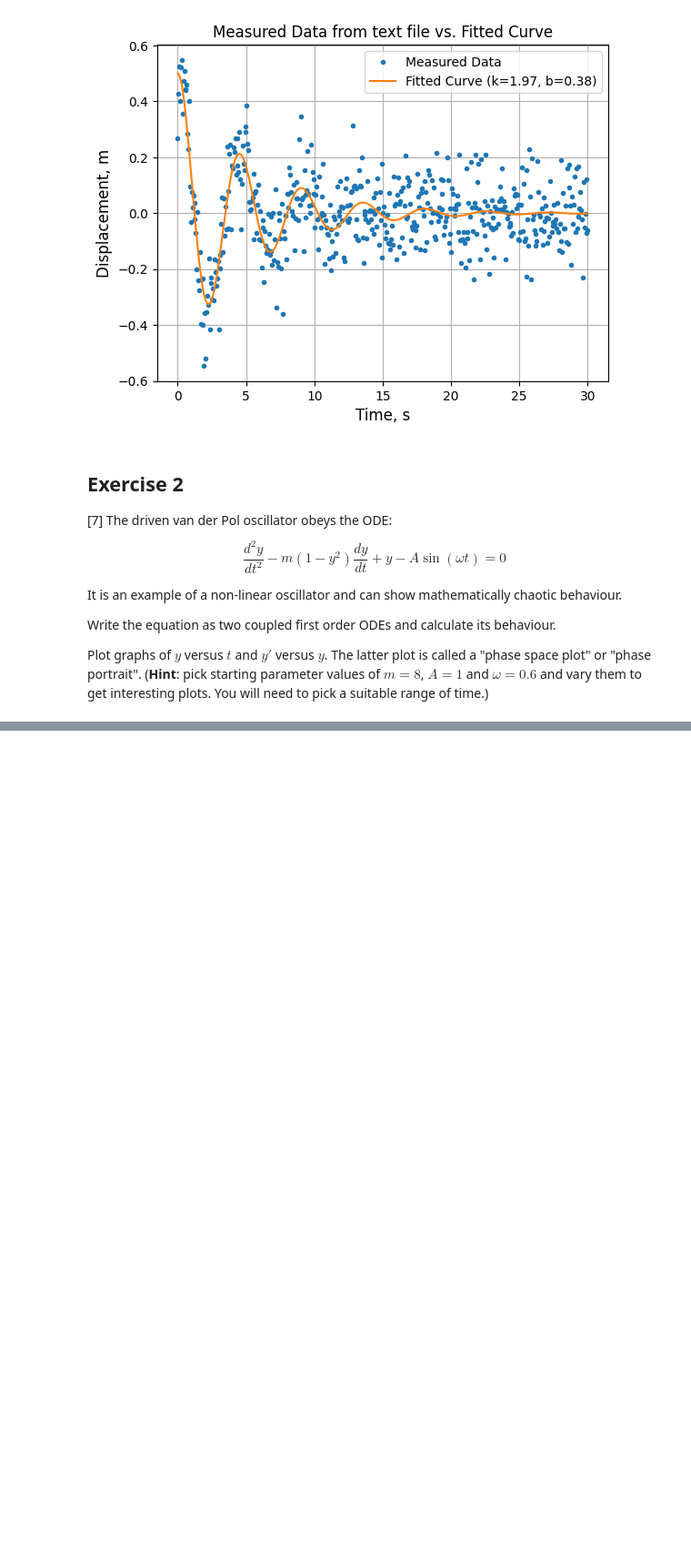
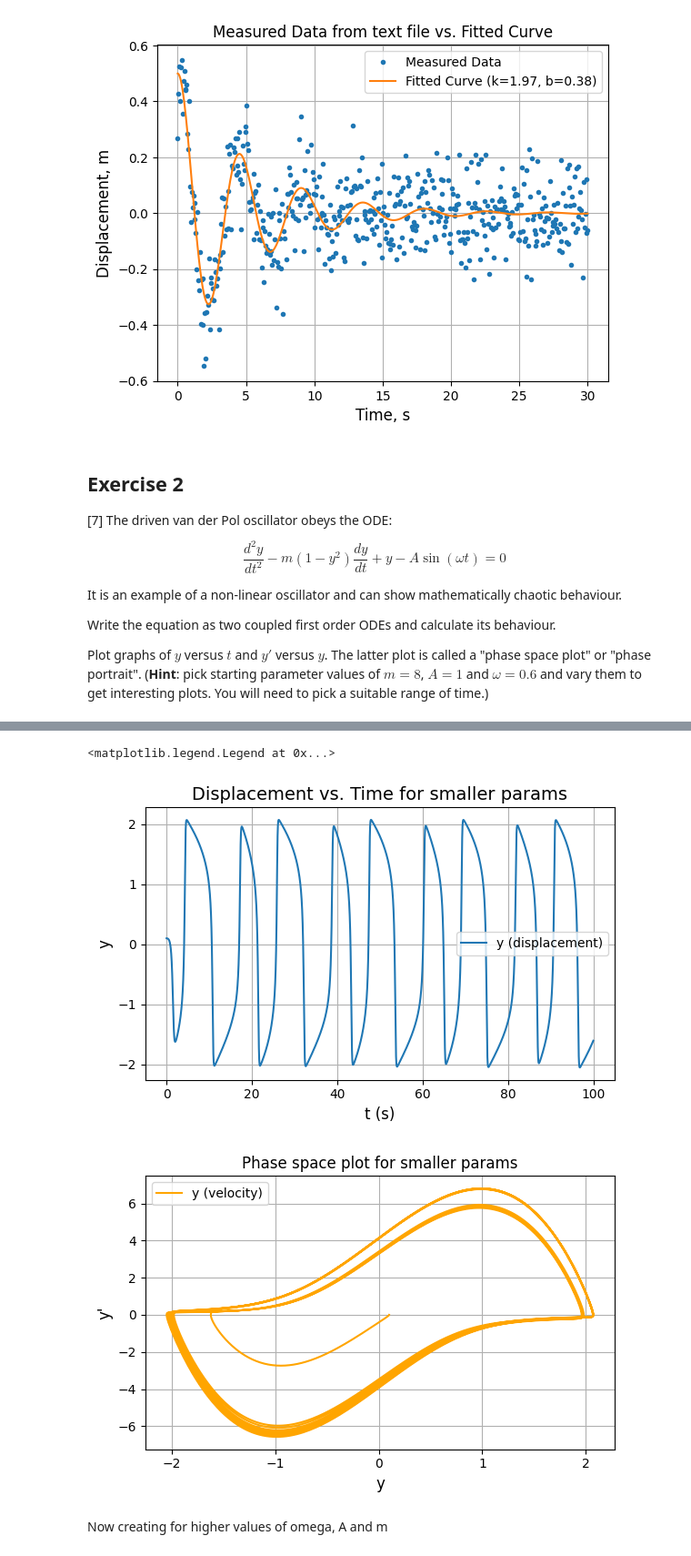
Before and after one commit to PX2145-2025/week-8-b-Lalsodagar-Adi, a Jupyter notebook: ODEs_Adi_Lalsodagar.ipynb, the cells around one changed output, grey strips where cells are left out. Shown at 91% size. Cells and saved outputs as stored; diff of their text form; code cells hidden in the pictures; blank space fills up the shorter version.

```diff
--- a/ODEs_Adi_Lalsodagar.ipynb
+++ b/ODEs_Adi_Lalsodagar.ipynb
@@ -424,0 +480,51 @@ Plot graphs of $y$ versus $t$ and $y'$ versus $y$. The latter plot is called a "
+# %%
+def f_new(y, t): # y is [y_0, y_1] where y_0 = y and y_1 = dy/dt
+    A = 0.5
+    m = 4.0
+    omega = 0.3
+
+    dy0_dt = y[1] # dy/dt = y'
+
+    # d2y/dt2 = m(1 - y^2) dy/dt - y + A sin(omega t)
+    # So, dy1_dt = m*(1 - y[0]**2)*y[1] - y[0] + A*np.sin(omega*t)
+    dy1_dt = m * (1 - y[0]**2) * y[1] - y[0] + A * np.sin(omega * t)
+
+    return [dy0_dt, dy1_dt]
+
+tmax1 = 100.0 # Maximum time, increased for better observation of oscillations
+points = 20000
+
+# setting up the time array:
+t = np.linspace(0.0, tmax1, points)
+
+# And the initial conditions:
+t[0] = 0.0
+
+yinit = [0.1, 0] # TWO initial values, y and y'
+y_new = odeint(f_new, yinit , t)
+# %%
+# Plotting the displacement vs. time
+plt.figure(figsize=(6,4))
+plt.plot(t, y_new[:,0], label='y (displacement)')
+plt.xlabel('t (s)', fontsize = 12)
+plt.ylabel('y', fontsize = 12)
+plt.title('Displacement vs. Time for smaller params', fontsize = 14)
+plt.grid()
+plt.tight_layout()
+plt.legend(loc='best')
+
+# Plotting velocity vs displacement
+plt.figure(figsize=(6,4))
+plt.plot(y_new[:,0], y_new[:,1], label='y (velocity)', color='orange')
+plt.xlabel('y', fontsize = 12)
+plt.ylabel("y'", fontsize = 12)
+plt.title('Phase space plot for smaller params', fontsize = 12)
+plt.grid()
+plt.tight_layout()
+plt.legend(loc='best')
+# %% [output]
+<matplotlib.legend.Legend at 0x...>
+[figure, added]
+[figure, added]
+# %% [markdown]
+Now creating for higher values of omega, A and m
```
Also changed, not shown: parts of 7 cells of this notebook.
